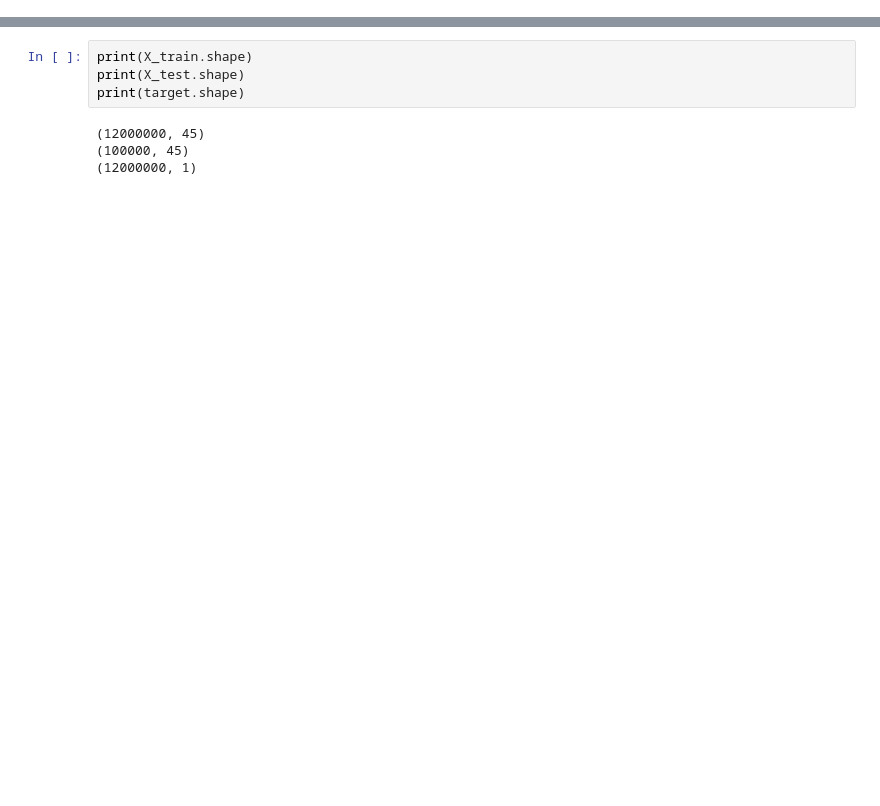
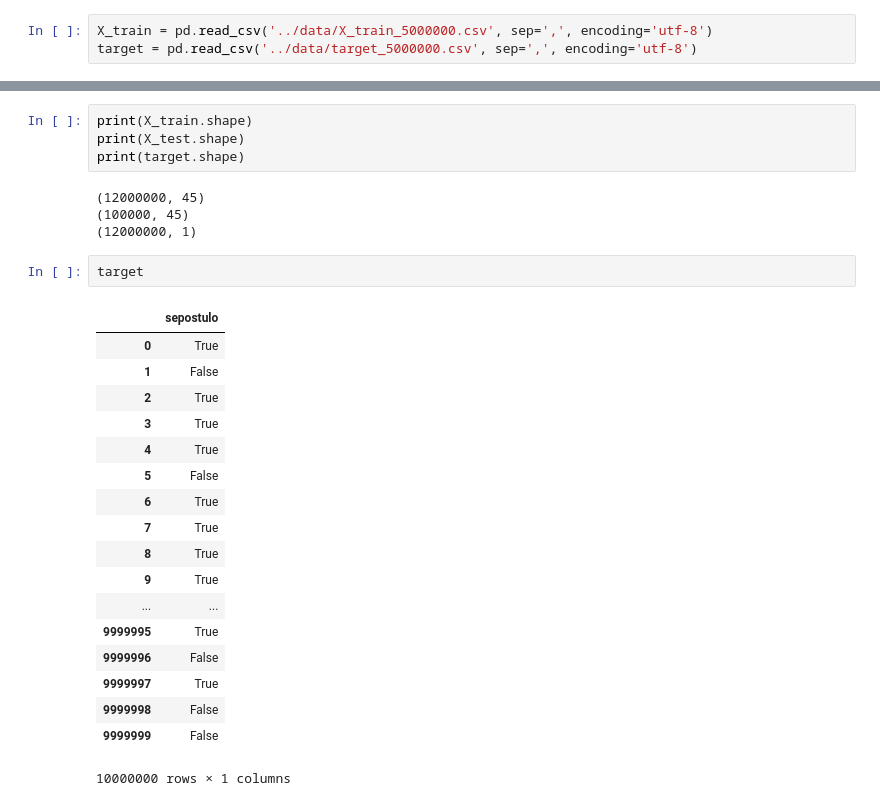
Before and after one commit to tbotalla/Datos1Q2018, a Jupyter notebook: parte2/Predictions.ipynb, the cells around one changed output, grey strips where cells are left out. Cells and saved outputs as stored; diff of their text form; blank space fills up the shorter version.

```diff
--- a/parte2/Predictions.ipynb
+++ b/parte2/Predictions.ipynb
@@ -361,0 +459,3 @@ print(len(target))
+# %%
+X_train = pd.read_csv('../data/X_train_5000000.csv', sep=',', encoding='utf-8')
+target = pd.read_csv('../data/target_5000000.csv', sep=',', encoding='utf-8')
@@ -504,3 +657,24 @@ print(target.shape)
 (12000000, 45)
 (100000, 45)
 (12000000, 1)
+# %%
+target
+# %% [output]
+|  | sepostulo |
+| 0 | True |
+| 1 | False |
+| 2 | True |
+| 3 | True |
+| 4 | True |
+| 5 | False |
+| 6 | True |
+| 7 | True |
+| 8 | True |
+| 9 | True |
+| ... | ... |
+| 9999995 | True |
+| 9999996 | False |
+| 9999997 | True |
+| 9999998 | False |
+| 9999999 | False |
+10000000 rows × 1 columns
```
Also changed, not shown: parts of 55 cells of this notebook, 1 other file.
